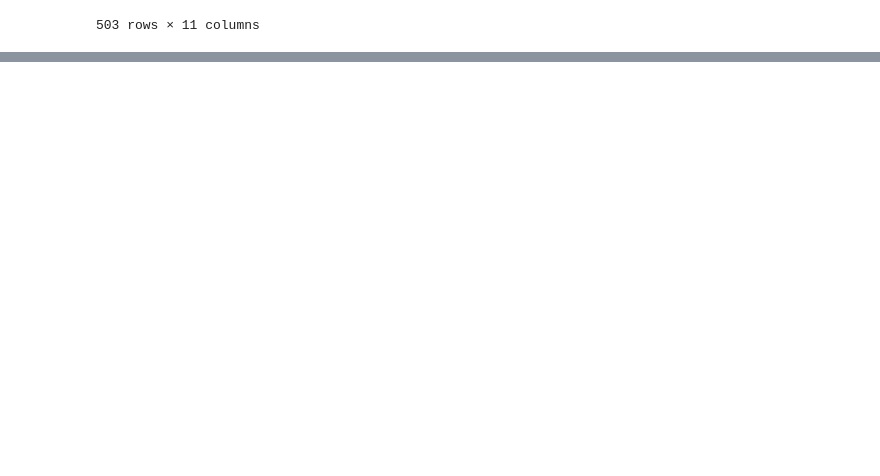
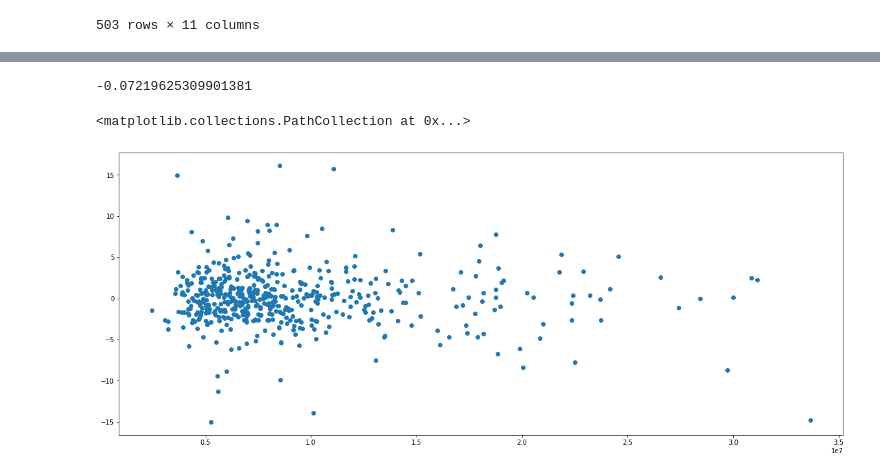
Before and after one commit to priyanshu-b20/StockMarketAnalysis, a Jupyter notebook: notebooks/DataExploration.ipynb, the cells around one changed output, grey strips where cells are left out. Saved outputs shown, nothing was run; the diff lists cells and outputs as text; code cells hidden in the pictures; blank space fills up the shorter version.

```diff
--- a/notebooks/DataExploration.ipynb
+++ b/notebooks/DataExploration.ipynb
@@ -305,0 +360,10 @@ df.to_csv('./stocks/TSLA01.csv', index=False)
+# %%
+df['Volume'].corr(df['Percent Change'])
+# %% [output]
+-0.07219625309901381
+# %%
+plt.figure(figsize=(20,8))
+plt.scatter(df['Volume'],df['Percent Change'])
+# %% [output]
+<matplotlib.collections.PathCollection at 0x...>
+[figure, added]
```
Also changed, not shown: parts of 11 cells of this notebook.
